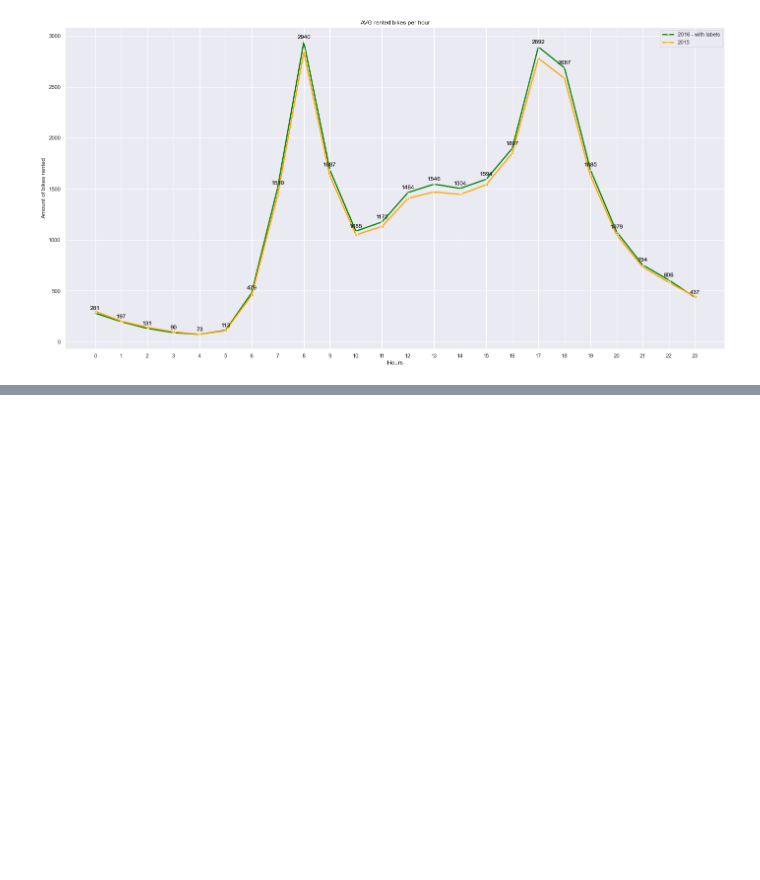
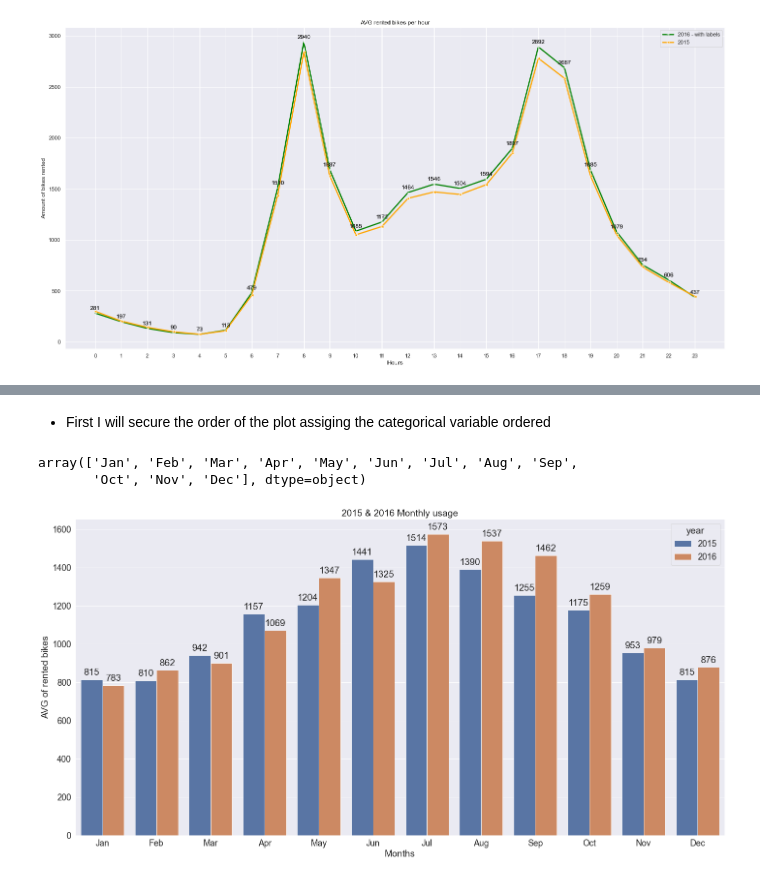
Before and after one commit to isra-st/London_Bike_Sharing, a Jupyter notebook: Visualizations_Draft_Isra.ipynb, the cells around one changed output, grey strips where cells are left out. Saved outputs shown, nothing was run; the diff lists cells and outputs as text; code cells hidden in the pictures; blank space fills up the shorter version.

```diff
--- a/Visualizations_Draft_Isra.ipynb
+++ b/Visualizations_Draft_Isra.ipynb
@@ -309,0 +330,24 @@ plt.show()
+# %% [markdown]
+* First I will secure the order of the plot assiging the categorical variable ordered
+# %%
+df.month.unique()
+# %% [output]
+array(['Jan', 'Feb', 'Mar', 'Apr', 'May', 'Jun', 'Jul', 'Aug', 'Sep',
+       'Oct', 'Nov', 'Dec'], dtype=object)
+# %%
+df['month'] = pd.Categorical(df['month'], ['Jan', 'Feb', 'Mar', 'Apr', 'May', 'Jun', 'Jul', 'Aug', 'Sep',
+       'Oct', 'Nov', 'Dec'])
+# %%
+fig=plt.figure(figsize=(24,12))
+plt.grid()
+sns.set(context='paper', style='darkgrid', palette='deep', font='sans-serif', font_scale=2, color_codes=False, rc=None);
+plt.grid()
+m_2015_2016 = sns.barplot(x = 'month', y = df['bike_number'], hue = 'year', data = df, ci = None)
+add_value_labels(m_2015_2016, typ='bar')
+plt.title('2015 & 2016 Monthly usage');
+plt.ylabel('AVG of rented bikes');
+plt.xlabel('Months');
+plt.savefig('.\Isra_plots/avg_year_month_lineplot2015&2016.png', dpi = 500);
+plt.show()
+# %% [output]
+[figure, added]
```
Also changed, not shown: parts of 7 cells of this notebook, 3 other files.
